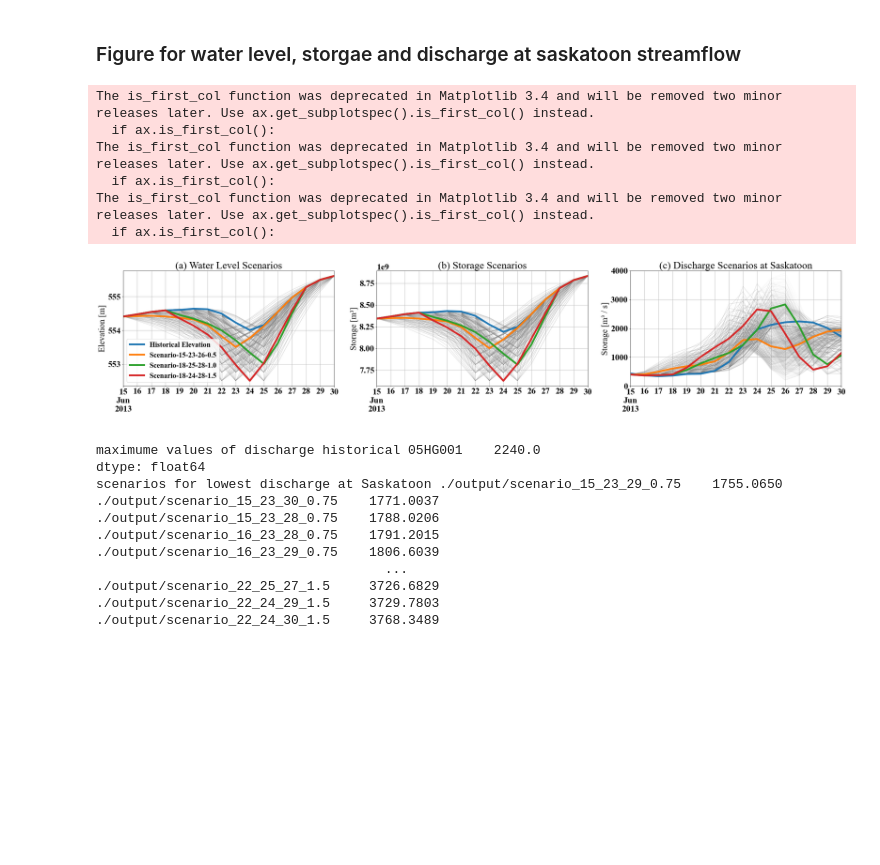
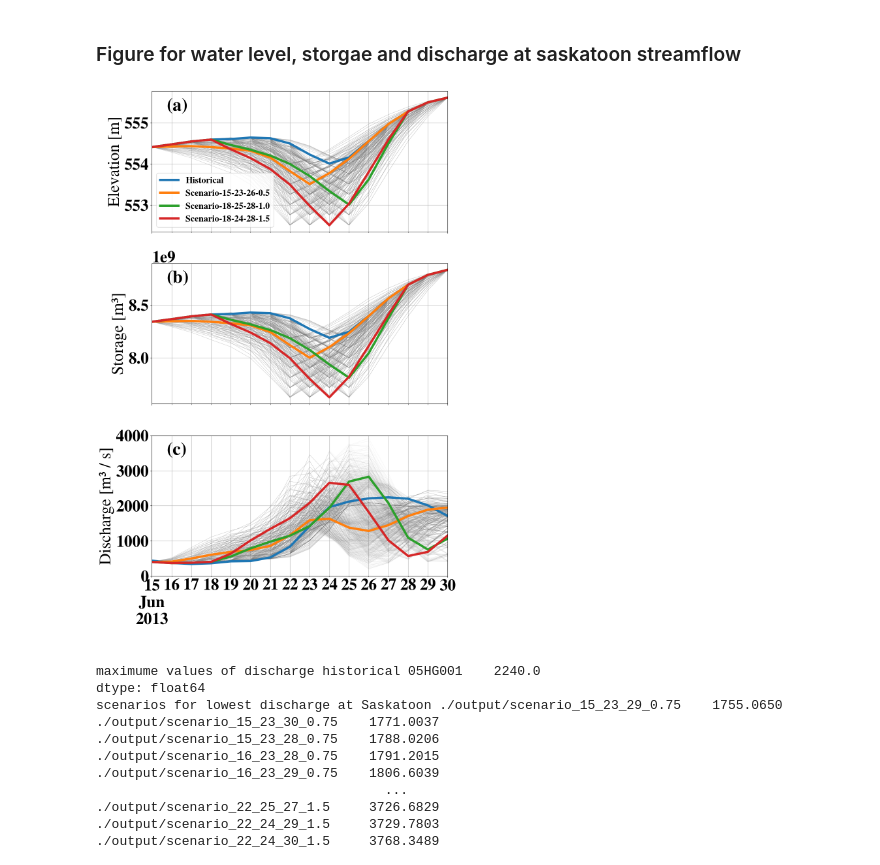
Before and after one commit to ShervanGharari/mizuRoute_Diefenbaker, a Jupyter notebook: code/04_plotting.ipynb, the cells around one changed output. Drawn from its saved outputs; the diff is of its cells as text; code cells hidden in the pictures; blank space fills up the shorter version.

Commit message:
figure is updated

```diff
--- a/code/04_plotting.ipynb
+++ b/code/04_plotting.ipynb
@@ -17,6 +17,9 @@ import matplotlib as mpl
 font = {'family' : 'Times New Roman',
         'weight' : 'bold',
         'size'   : 24}
+font = {'family' : 'Nimbus Roman',
+        'weight' : 'bold',
+        'size'   : 36}
 # matplotlib.rcs('font', **font)
 plt.rc('font', **font)
 import random
@@ -27,13 +30,16 @@ from mpl_toolkits.axes_grid1.inset_locator import inset_axes
 ### Figure for water level, storgae and discharge at saskatoon streamflow
 # %%
 # Create the figure and gridspec
-fig = plt.figure(figsize=(30, 7))
-gs = gridspec.GridSpec(1, 3, width_ratios=[1, 1, 1])
+#fig = plt.figure(figsize=(30, 7))
+#gs = gridspec.GridSpec(1, 3, width_ratios=[1, 1, 1])
+
+fig = plt.figure(figsize=(12, 18))
+gs = gridspec.GridSpec(3, 1, height_ratios=[1, 1, 1])
 
 # Create the subplots using gridspec
 ax1 = plt.subplot(gs[0])
-ax2 = plt.subplot(gs[1])
-ax3 = plt.subplot(gs[2])
+ax2 = plt.subplot(gs[1], sharex=ax1)
+ax3 = plt.subplot(gs[2], sharex=ax1)
 
 # parameters
 linewidth = 5
@@ -49,13 +55,14 @@ elevation_ens = elevation_ens ['2013-06-15':'2013-06-30']
 
 # Create the plot
 elevation_ens.plot(ax =ax1, label = '_nolegend_', linewidth=linewidth/10, c='grey', alpha=0.1)
-l1 = ax1.plot(elevation_ens['05HF003'], label = 'Historical Elevation', linewidth=linewidth)
+l1 = ax1.plot(elevation_ens['05HF003'], label = 'Historical', linewidth=linewidth)
 l2 = ax1.plot(elevation_ens['scenario_15_23_26_0.5'], label = 'Scenario-15-23-26-0.5', linewidth=linewidth)
 l3 = ax1.plot(elevation_ens['scenario_18_25_28_1.0'], label = 'Scenario-18-25-28-1.0', linewidth=linewidth)
 l4 = ax1.plot(elevation_ens['scenario_18_24_28_1.5'], label = 'Scenario-18-24-28-1.5', linewidth=linewidth)
 
 # Create the plot
-ax1.set_title('(a) Water Level Scenarios')
+#ax1.set_title('(a) Water Level Scenarios')
+ax1.text(0.05, 0.95, '(a)', transform=ax1.transAxes, va='top', fontsize=40)
 
 # Add tickes
 ax1.set_xlabel('   ')
@@ -63,9 +70,12 @@ ax1.set_ylabel('Elevation [m]')
 
 #
 ax1.grid(True, which='both', axis='both')
+#ax1.set_xticklabels([])
+#ax1.set_xticklabels(ax1.get_xticks(), visible=False)
+#ax1.set_xticklabels(visible=False)
 
 #
-ax1.legend(handles=[l1[0], l2[0], l3[0], l4[0]], loc = 'lower left', fontsize = '20')
+ax1.legend(handles=[l1[0], l2[0], l3[0], l4[0]], loc = 'lower left', fontsize = 20)
 
 
 #########
@@ -85,7 +95,8 @@ l3 = ax2.plot(storage_ens['scenario_18_25_28_1.0'], label = 'Scenario-18-25-28-1
 l4 = ax2.plot(storage_ens['scenario_18_24_28_1.5'], label = 'Scenario-18-24-28-1.5', linewidth=linewidth)
 
 # Create the plot
-ax2.set_title('(b) Storage Scenarios')
+#ax2.set_title('(b) Storage Scenarios')
+ax2.text(0.05, 0.95, '(b)', transform=ax2.transAxes, va='top', fontsize=40)
 
 # Add tickes
 ax2.set_xlabel('   ')
@@ -93,6 +104,7 @@ ax2.set_ylabel('Storage [m\u00b3]')
 
 #
 ax2.grid(True, which='both', axis='both')
+ax2.set_xticklabels([])
 
 #
 ax2.legend().remove()
@@ -113,42 +125,37 @@ discharge_obs ['DATE'] = pd.to_datetime(discharge_obs ['DATE'])
 discharge_obs.set_index('DATE', inplace=True)
 discharge_obs = discharge_obs ['2013-06-15':'2013-06-30']
 
 
 # Create the plot
 discharge_ens.plot(ax =ax3, label = '_nolegend_', linewidth=linewidth/10, c='grey', alpha=0.1)
 l1 = ax3.plot(discharge_obs, label = 'Historical Storage', linewidth=linewidth)
 l2 = ax3.plot(discharge_ens['./output/scenario_15_23_26_0.5'], label = 'Scenario-15-23-26-0.5', linewidth=linewidth)
 l3 = ax3.plot(discharge_ens['./output/scenario_18_25_28_1.0'], label = 'Scenario-18-25-28-1.0', linewidth=linewidth)
 l4 = ax3.plot(discharge_ens['./output/scenario_18_24_28_1.5'], label = 'Scenario-18-24-28-1.5', linewidth=linewidth)
 
 # Create the plot
-ax3.set_title('(c) Discharge Scenarios at Saskatoon')
+#ax3.set_title('(c) Discharge Scenarios at Saskatoon')
+ax3.text(0.05, 0.95, '(c)', transform=ax3.transAxes, va='top', fontsize=40)
 
 # Add tickes
 ax3.set_xlabel('   ')
-ax3.set_ylabel('Storage [m\u00b3 / s]')
+ax3.set_ylabel('Discharge [m\u00b3 / s]')
 
 #
 ax3.grid(True, which='both', axis='both')
 
 #
 ax3.legend().remove()
 
 #
 ax3.set_ylim(0,4000)
 
 #
 plt.tight_layout()
 # plt.savefig('../fig/figure.png',dpi=300)
 plt.savefig('../fig/figure.pdf')
 # %% [output]
-The is_first_col function was deprecated in Matplotlib 3.4 and will be removed two minor releases later. Use ax.get_subplotspec().is_first_col() instead.
-  if ax.is_first_col():
-The is_first_col function was deprecated in Matplotlib 3.4 and will be removed two minor releases later. Use ax.get_subplotspec().is_first_col() instead.
-  if ax.is_first_col():
-The is_first_col function was deprecated in Matplotlib 3.4 and will be removed two minor releases later. Use ax.get_subplotspec().is_first_col() instead.
-  if ax.is_first_col():
-[figure, old version]
+[figure, new version]
 # %%
 ####
 # put out the scenarios
```
Also changed, not shown: parts of 1 cell of this notebook, 1 other file.
